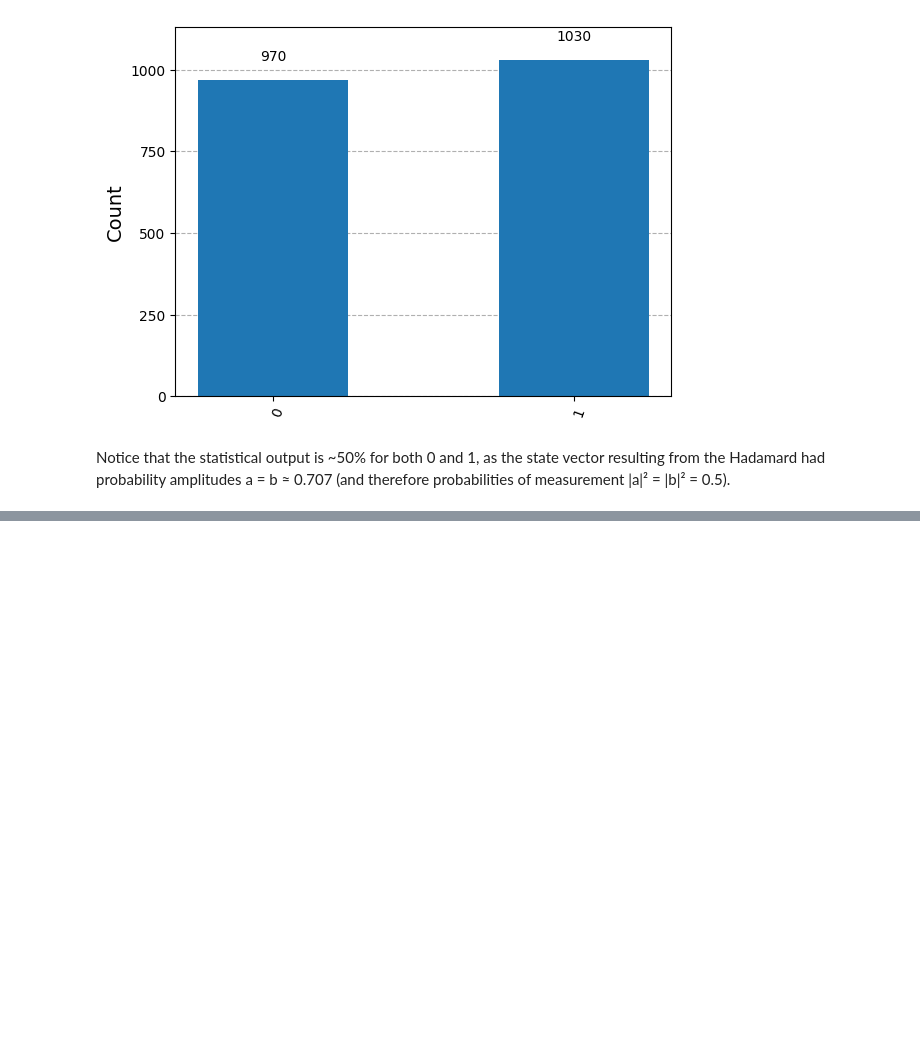
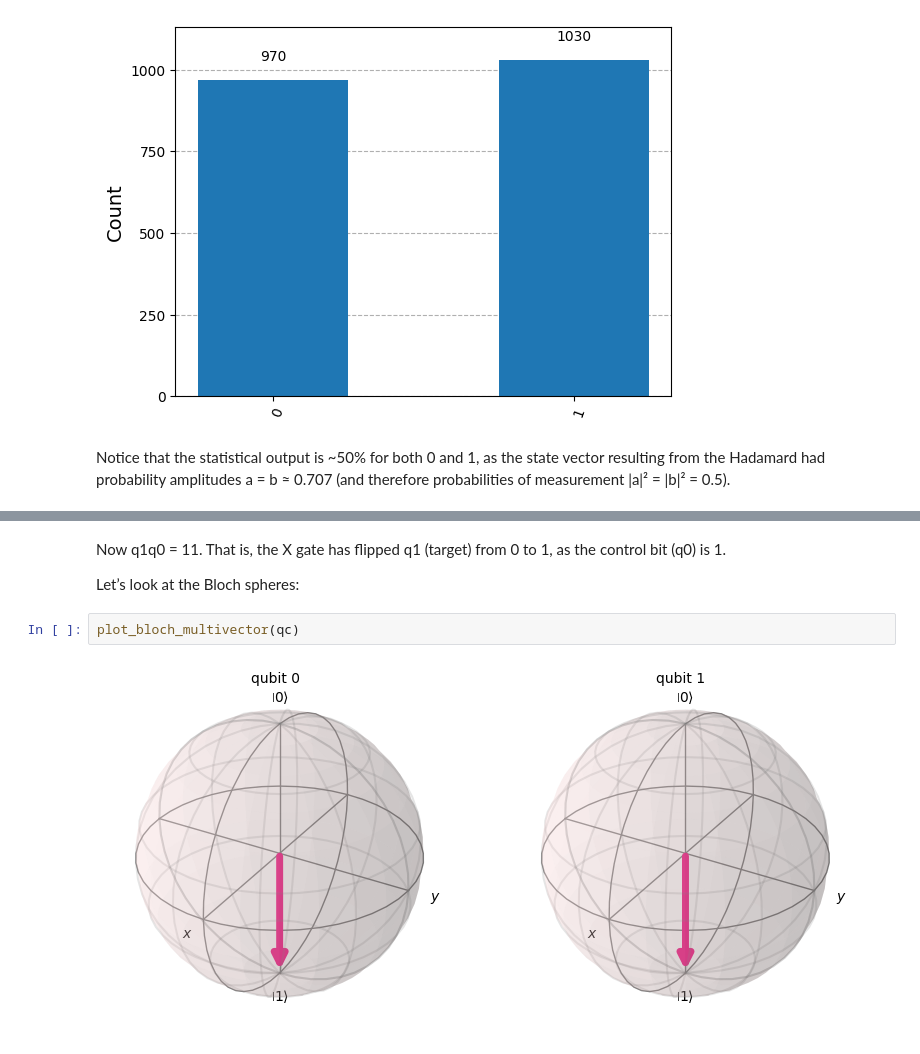
Before and after one commit to vthot4/Quantum_Computing_notes, a Jupyter notebook: notebooks/01_notebook.ipynb, the cells around one changed output, grey strips where cells are left out. Cells and saved outputs as stored; diff of their text form; blank space fills up the shorter version.

```diff
--- a/notebooks/01_notebook.ipynb
+++ b/notebooks/01_notebook.ipynb
@@ -120,0 +237,8 @@ Notice that the statistical output is ~50% for both 0 and 1, as the state vector
+# %% [markdown]
+Now q1q0 = 11. That is, the X gate has flipped q1 (target) from 0 to 1, as the control bit (q0) is 1.
+
+Let’s look at the Bloch spheres:
+# %%
+plot_bloch_multivector(qc)
+# %% [output]
+[figure, added]
```
Also changed, not shown: parts of 19 cells of this notebook, 1 other file.
